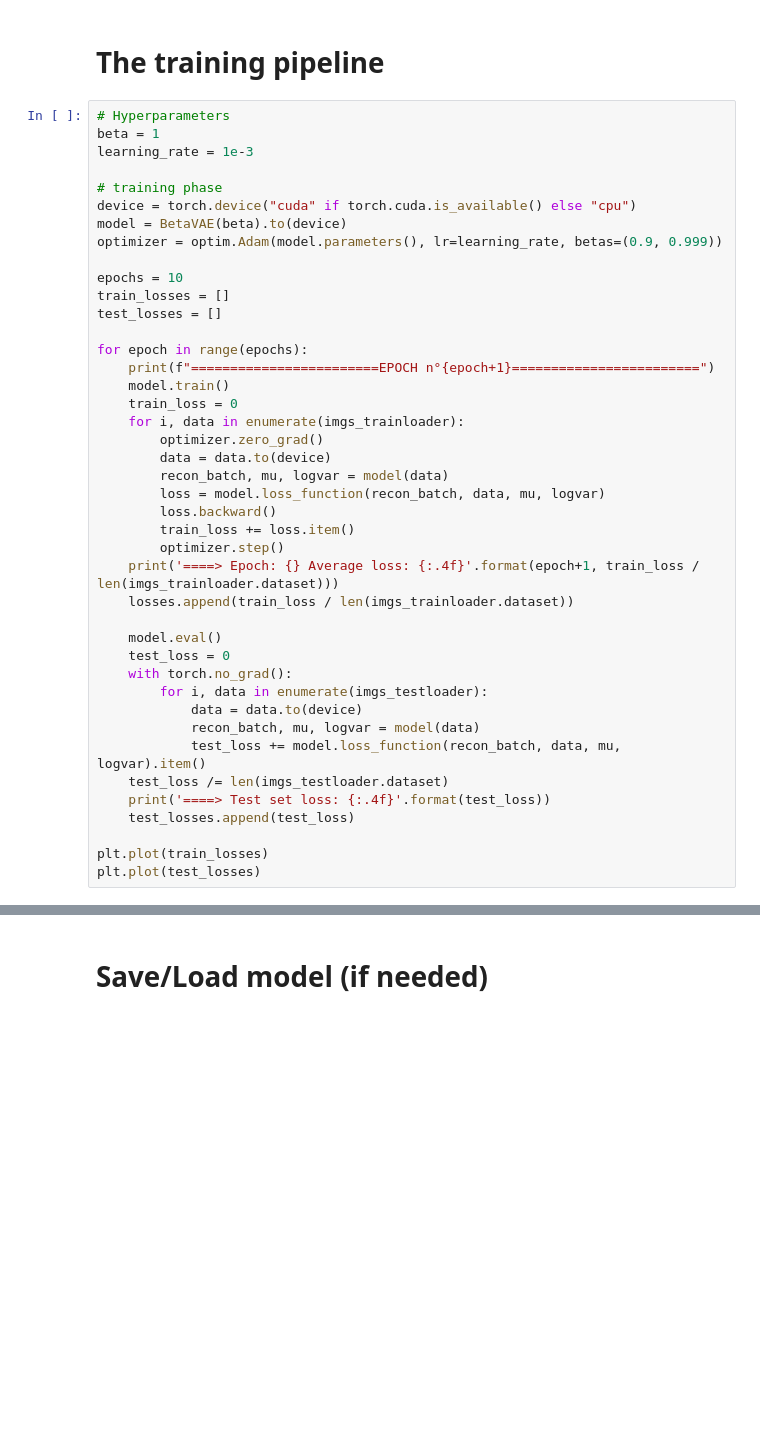
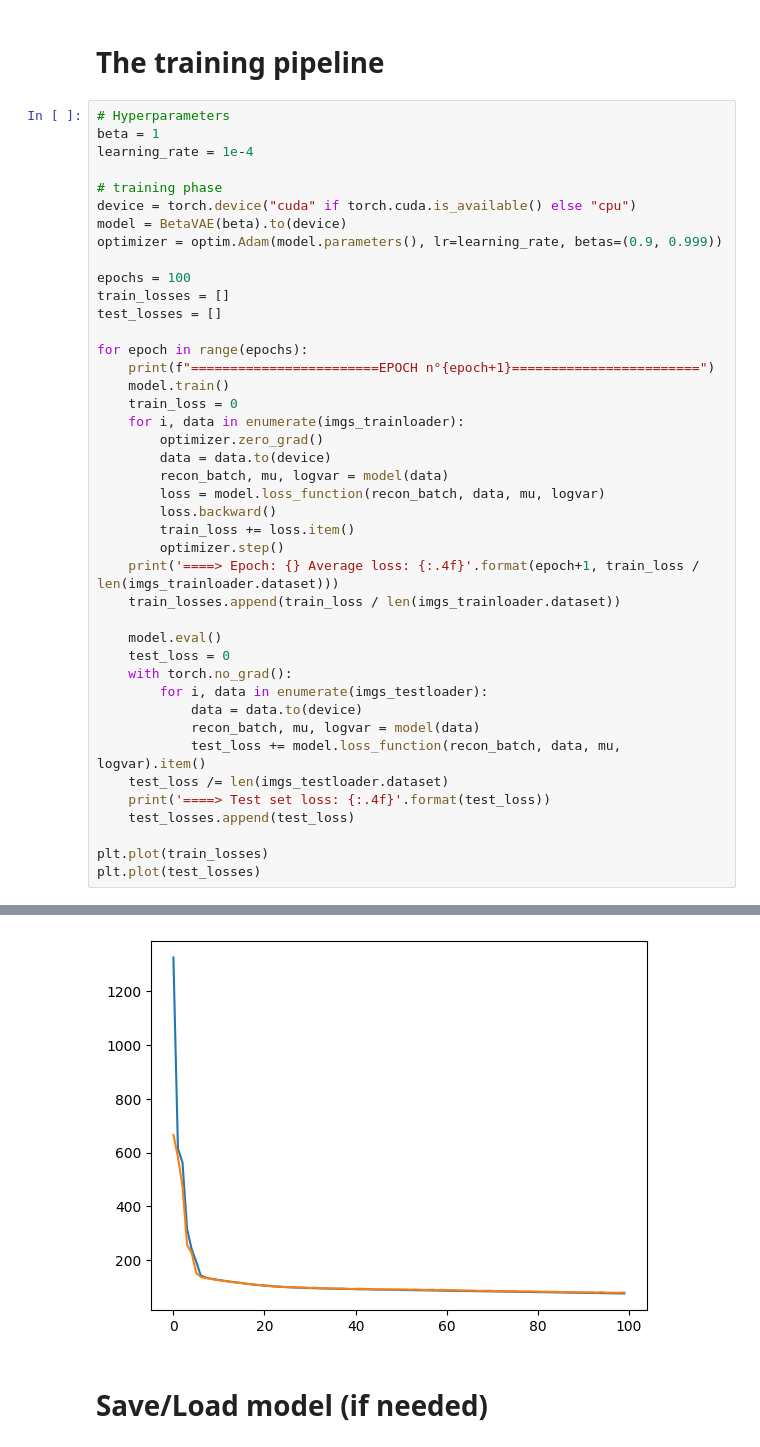
Before and after one commit to teddyalexandre/DELIRES-VAE-Disentanglement, a Jupyter notebook: code/betavae.ipynb, the cells around one changed output, grey strips where cells are left out. Drawn from its saved outputs; the diff is of its cells as text; blank space fills up the shorter version.

```diff
--- a/code/betavae.ipynb
+++ b/code/betavae.ipynb
@@ -169,14 +169,14 @@ class BetaVAE(nn.Module):
 # %%
 # Hyperparameters
 beta = 1
-learning_rate = 1e-3
+learning_rate = 1e-4
 
 # training phase
 device = torch.device("cuda" if torch.cuda.is_available() else "cpu")
 model = BetaVAE(beta).to(device)
 optimizer = optim.Adam(model.parameters(), lr=learning_rate, betas=(0.9, 0.999))
 
-epochs = 10
+epochs = 100
 train_losses = []
 test_losses = []
 
@@ -193,7 +193,7 @@ for epoch in range(epochs):
         train_loss += loss.item()
         optimizer.step()
     print('====> Epoch: {} Average loss: {:.4f}'.format(epoch+1, train_loss / len(imgs_trainloader.dataset)))
-    losses.append(train_loss / len(imgs_trainloader.dataset))
+    train_losses.append(train_loss / len(imgs_trainloader.dataset))
 
     model.eval()
     test_loss = 0
@@ -214,3 +230,4 @@ KeyboardInterrupt:
+[figure, added]
 # %% [markdown]
 # Save/Load model (if needed)
 # %%
```
Also changed, not shown: parts of 23 cells of this notebook.
